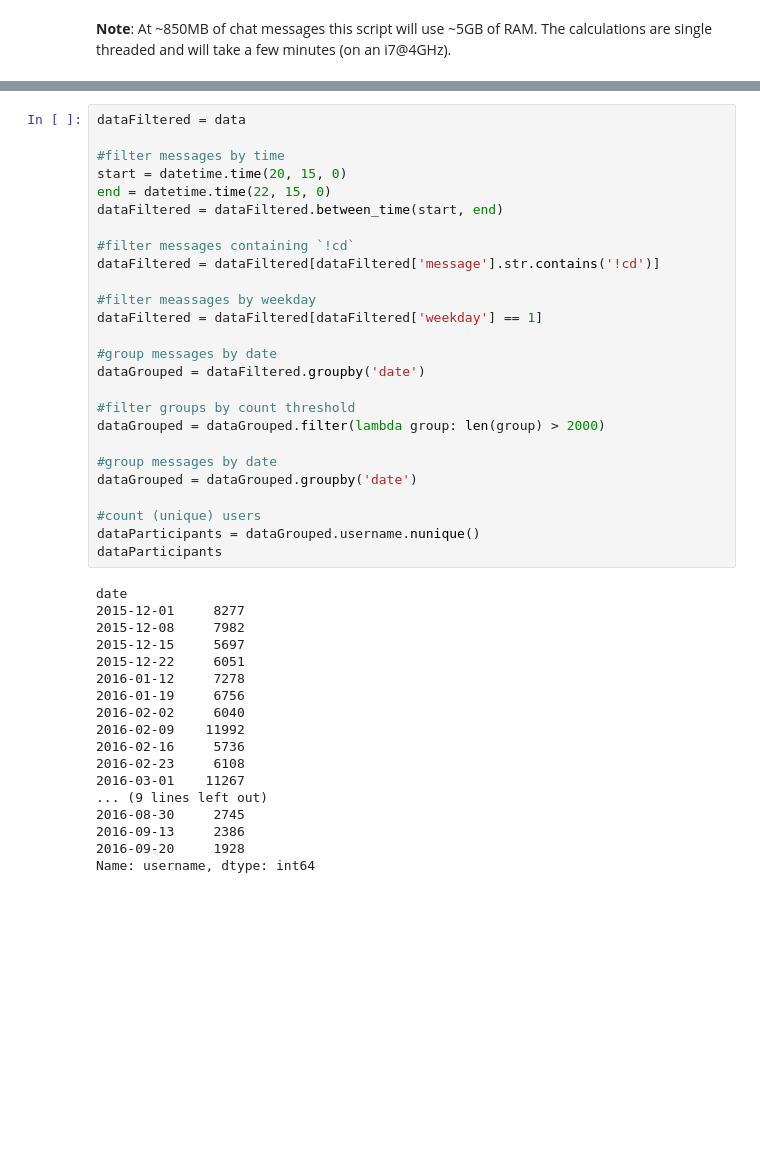
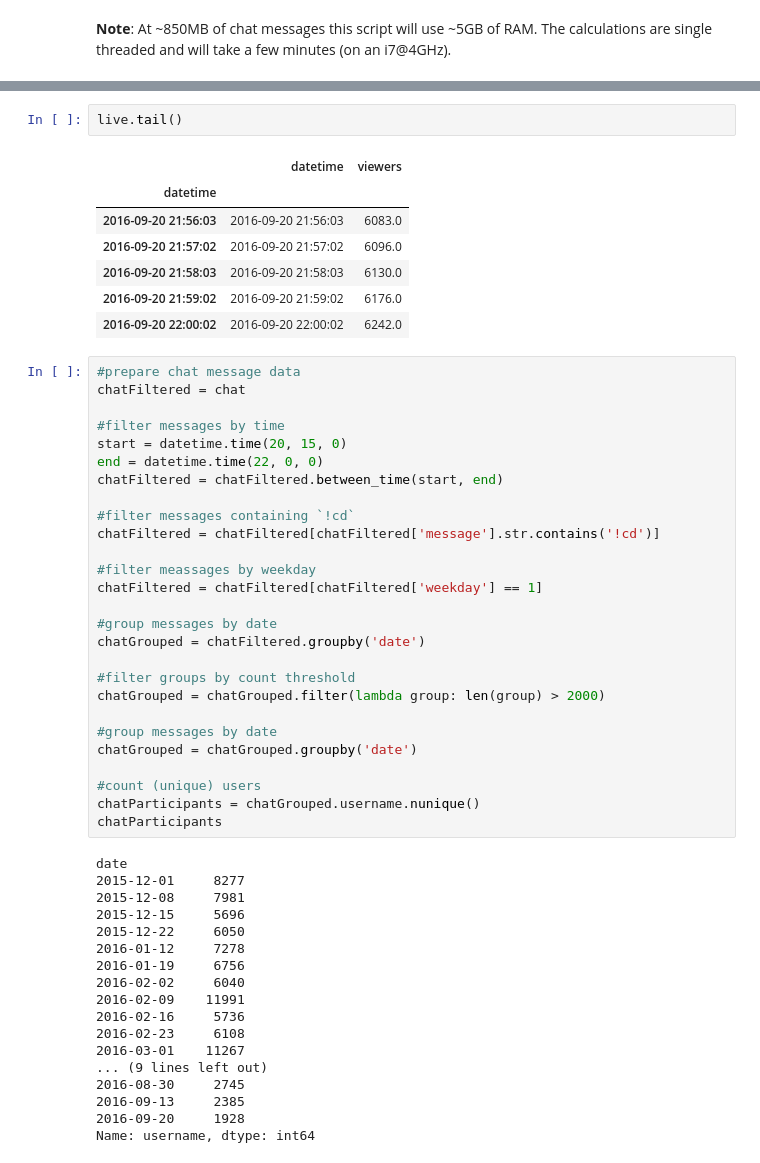
Before and after one commit to rbtvstats/rbtvstats, a Jupyter notebook: notebooks/chat_duell.ipynb, the cells around one changed output, grey strips where cells are left out. Drawn from its saved outputs; the diff is of its cells as text; blank space fills up the shorter version.

```diff
--- a/notebooks/chat_duell.ipynb
+++ b/notebooks/chat_duell.ipynb
@@ -83,45 +132,56 @@ data.tail()
+# %%
+live.tail()
+# %% [output]
+|  | datetime | viewers |
+| datetime |  |  |
+| 2016-09-20 21:56:03 | 2016-09-20 21:56:03 | 6083.0 |
+| 2016-09-20 21:57:02 | 2016-09-20 21:57:02 | 6096.0 |
+| 2016-09-20 21:58:03 | 2016-09-20 21:58:03 | 6130.0 |
+| 2016-09-20 21:59:02 | 2016-09-20 21:59:02 | 6176.0 |
+| 2016-09-20 22:00:02 | 2016-09-20 22:00:02 | 6242.0 |
 # %%
-dataFiltered = data
+#prepare chat message data
+chatFiltered = chat
 
 #filter messages by time
 start = datetime.time(20, 15, 0)
-end = datetime.time(22, 15, 0)
-dataFiltered = dataFiltered.between_time(start, end)
+end = datetime.time(22, 0, 0)
+chatFiltered = chatFiltered.between_time(start, end)
 
 #filter messages containing `!cd`
-dataFiltered = dataFiltered[dataFiltered['message'].str.contains('!cd')]
+chatFiltered = chatFiltered[chatFiltered['message'].str.contains('!cd')]
 
 #filter meassages by weekday
-dataFiltered = dataFiltered[dataFiltered['weekday'] == 1]
+chatFiltered = chatFiltered[chatFiltered['weekday'] == 1]
 
 #group messages by date
-dataGrouped = dataFiltered.groupby('date')
+chatGrouped = chatFiltered.groupby('date')
 
 #filter groups by count threshold
-dataGrouped = dataGrouped.filter(lambda group: len(group) > 2000)
+chatGrouped = chatGrouped.filter(lambda group: len(group) > 2000)
 
 #group messages by date
-dataGrouped = dataGrouped.groupby('date')
+chatGrouped = chatGrouped.groupby('date')
 
 #count (unique) users
-dataParticipants = dataGrouped.username.nunique()
-dataParticipants
+chatParticipants = chatGrouped.username.nunique()
+chatParticipants
 # %% [output]
 date
 2015-12-01     8277
-2015-12-08     7982
-2015-12-15     5697
-2015-12-22     6051
+2015-12-08     7981
+2015-12-15     5696
+2015-12-22     6050
 2016-01-12     7278
 2016-01-19     6756
 2016-02-02     6040
-2016-02-09    11992
+2016-02-09    11991
 2016-02-16     5736
 2016-02-23     6108
 2016-03-01    11267
 ... (9 lines left out)
 2016-08-30     2745
-2016-09-13     2386
+2016-09-13     2385
 2016-09-20     1928
 Name: username, dtype: int64
 # %%
```
Also changed, not shown: parts of 11 cells of this notebook.
